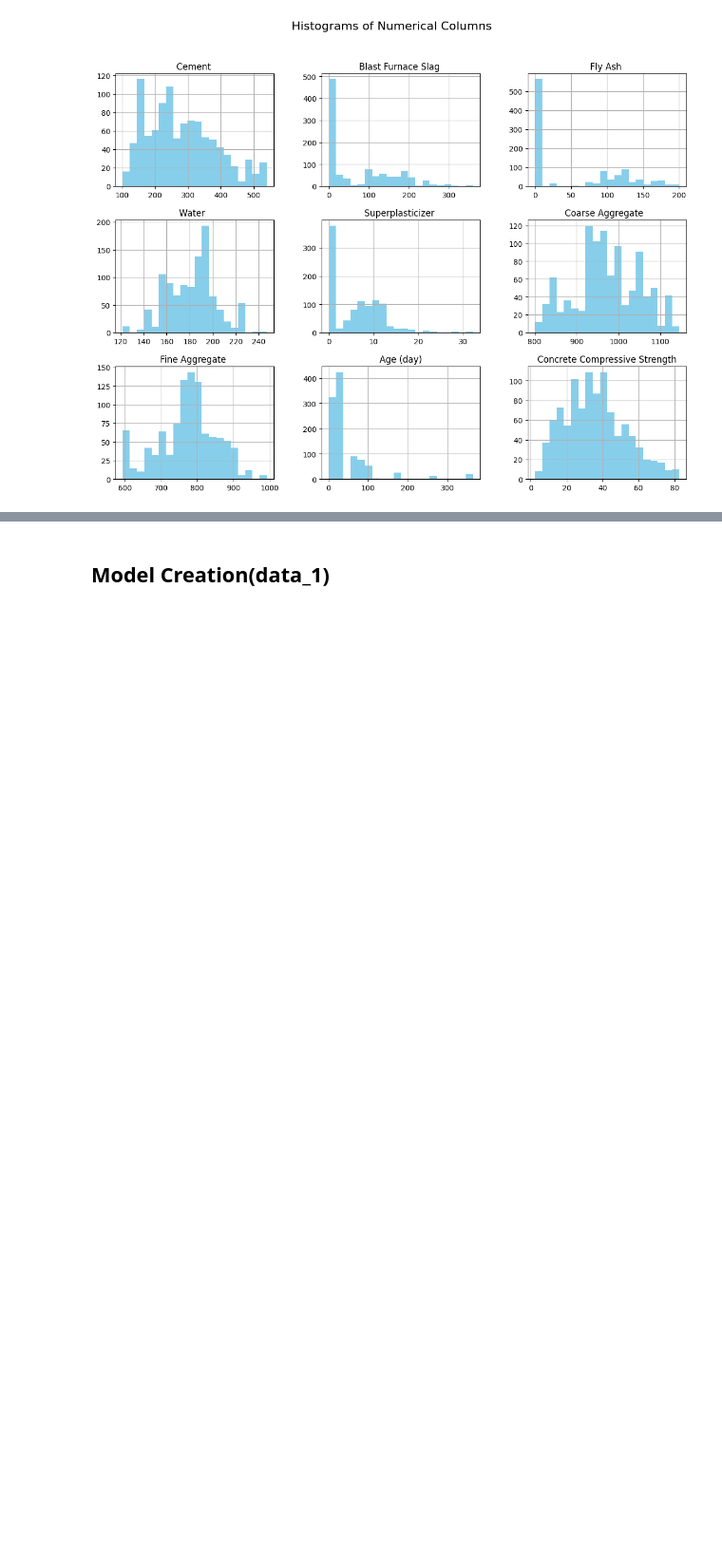
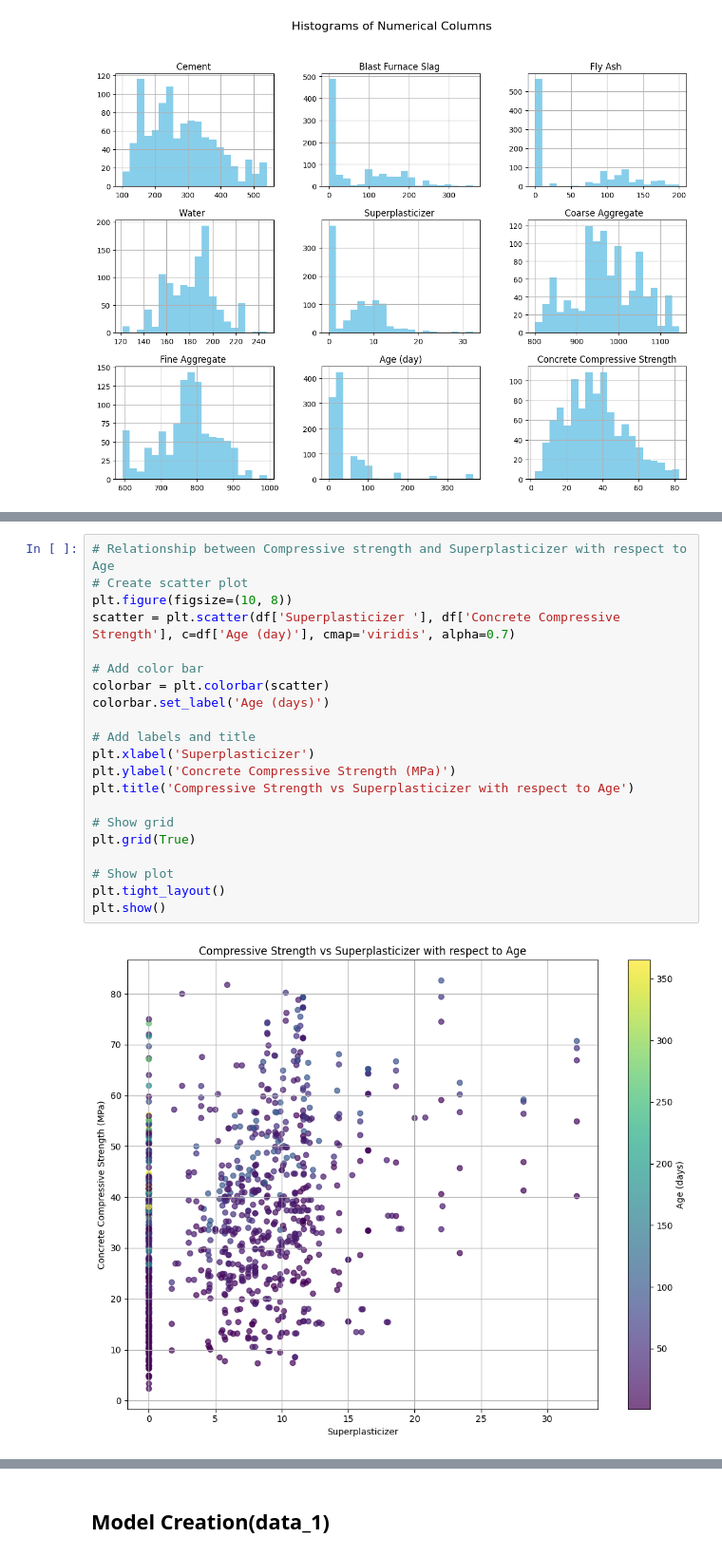
Before and after one commit to Taiwo220/Modelling_Cement_Concrete, a Jupyter notebook: Concrete Strength Prediction.ipynb, the cells around one changed output, grey strips where cells are left out. Shown at 95% size. Drawn from its saved outputs; the diff is of its cells as text; blank space fills up the shorter version.

```diff
--- a/Concrete Strength Prediction.ipynb
+++ b/Concrete Strength Prediction.ipynb
@@ -128,0 +144,23 @@ data_5 = df[df['Age (day)'].isin(range(29, df['Age (day)'].max() + 1))]
+# %%
+# Relationship between Compressive strength and Superplasticizer with respect to Age
+# Create scatter plot
+plt.figure(figsize=(10, 8))
+scatter = plt.scatter(df['Superplasticizer '], df['Concrete Compressive Strength'], c=df['Age (day)'], cmap='viridis', alpha=0.7)
+
+# Add color bar
+colorbar = plt.colorbar(scatter)
+colorbar.set_label('Age (days)')
+
+# Add labels and title
+plt.xlabel('Superplasticizer')
+plt.ylabel('Concrete Compressive Strength (MPa)')
+plt.title('Compressive Strength vs Superplasticizer with respect to Age')
+
+# Show grid
+plt.grid(True)
+
+# Show plot
+plt.tight_layout()
+plt.show()
+# %% [output]
+[figure, added]
```
Also changed, not shown: parts of 11 cells of this notebook.
